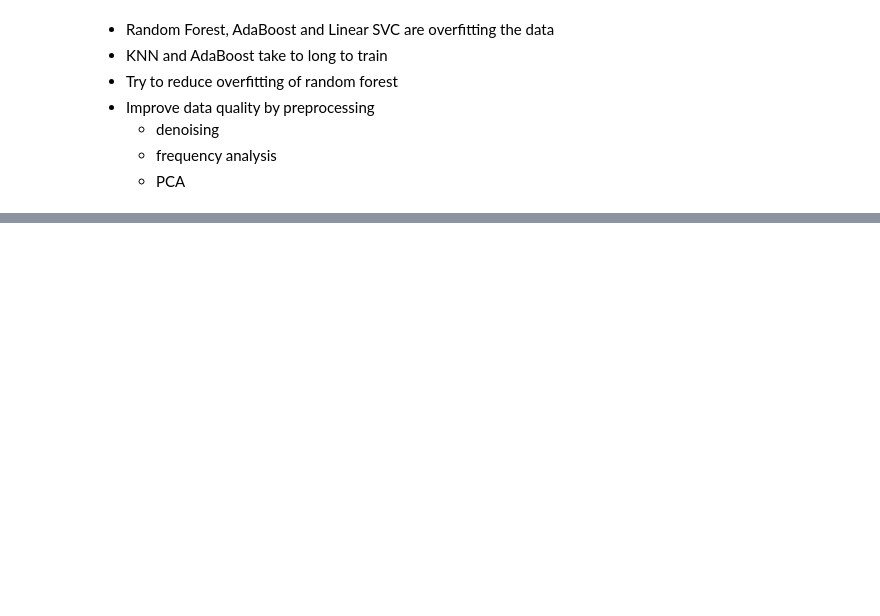
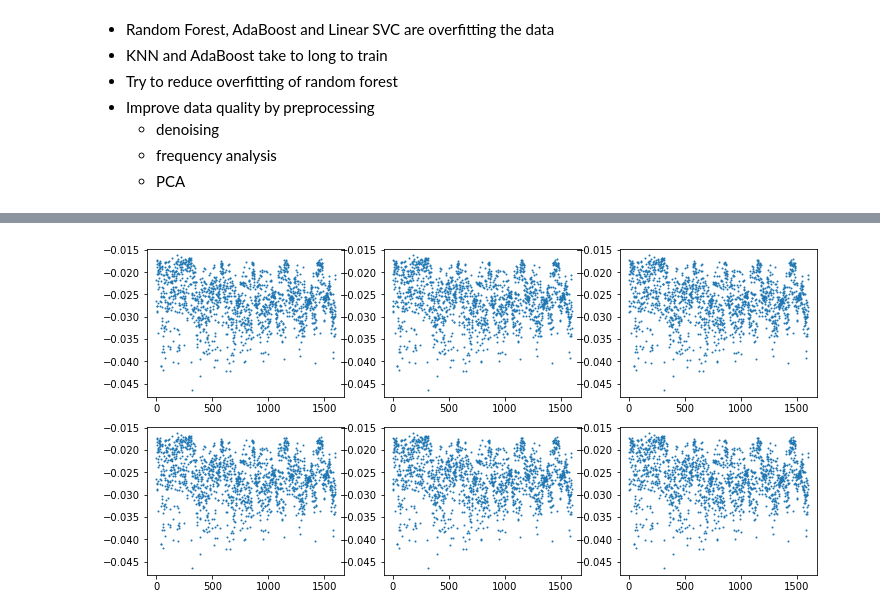
Before and after one commit to clemensklemens/showcase, a Jupyter notebook: Kaggle_Exoplanet_Dataset/Exoplanets_Kaggle.ipynb, the cells around one changed output, grey strips where cells are left out. Cells and saved outputs as stored; diff of their text form; code cells hidden in the pictures; blank space fills up the shorter version.

```diff
--- a/Kaggle_Exoplanet_Dataset/Exoplanets_Kaggle.ipynb
+++ b/Kaggle_Exoplanet_Dataset/Exoplanets_Kaggle.ipynb
@@ -781,0 +375,4 @@ print(accuracy_score(y_val, y_val_predicted))
+# %%
+plot_systems(X_train_perio)
+# %% [output]
+[figure, added]
```
Also changed, not shown: parts of 59 cells of this notebook.
